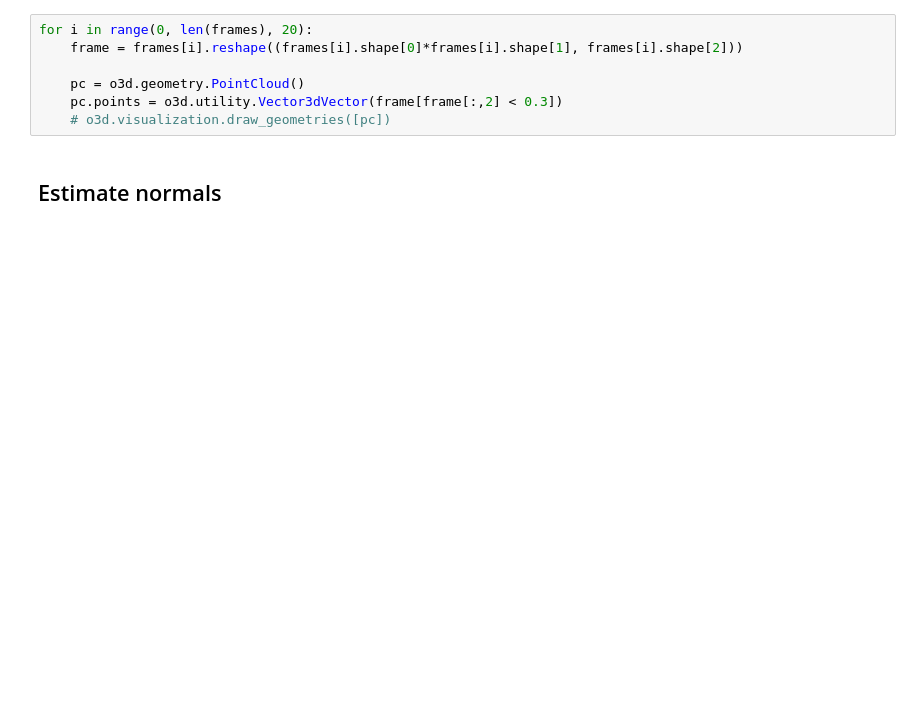
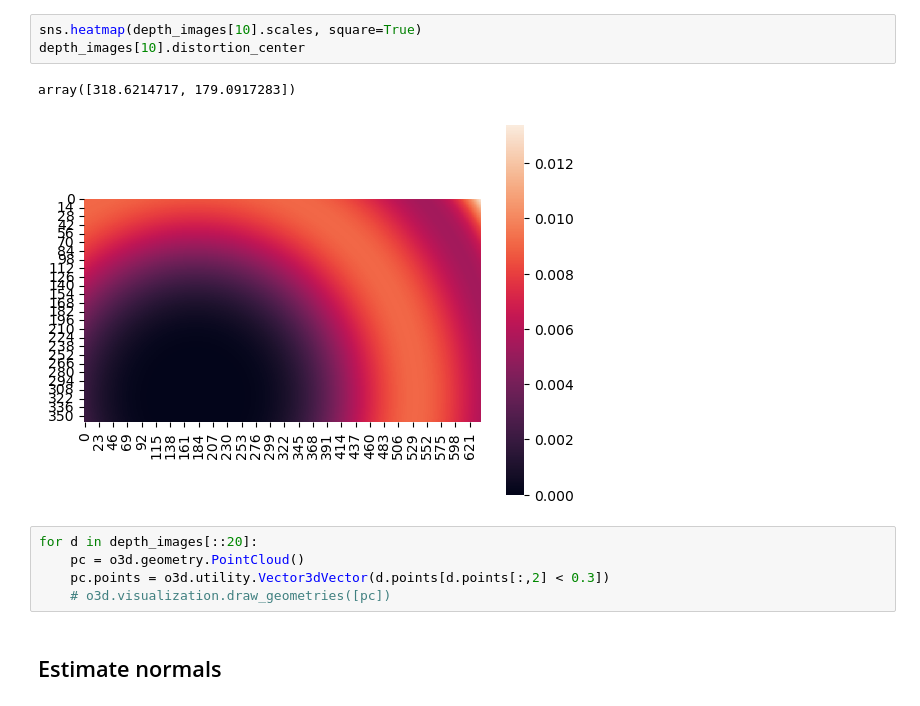
Before and after one commit to chris-polymetrix/ReconstructionAnalysis, a Jupyter notebook: depth_frames.ipynb, the cells around one changed output. Saved outputs shown, nothing was run; the diff lists cells and outputs as text; blank space fills up the shorter version.

```diff
--- a/depth_frames.ipynb
+++ b/depth_frames.ipynb
@@ -70,9 +108,13 @@ sns.heatmap(depth_images[10].depth, square=True, vmax=0.3)
+# %%
+sns.heatmap(depth_images[10].scales, square=True)
+depth_images[10].distortion_center
+# %% [output]
+array([318.6214717, 179.0917283])
+[figure, added]
 # %%
-for i in range(0, len(frames), 20):
-    frame = frames[i].reshape((frames[i].shape[0]*frames[i].shape[1], frames[i].shape[2]))
-
+for d in depth_images[::20]:
     pc = o3d.geometry.PointCloud()
-    pc.points = o3d.utility.Vector3dVector(frame[frame[:,2] < 0.3])
+    pc.points = o3d.utility.Vector3dVector(d.points[d.points[:,2] < 0.3])
     # o3d.visualization.draw_geometries([pc])
 # %% [markdown]
 ## Estimate normals
```
Also changed, not shown: parts of 13 cells of this notebook, 6 other files.
